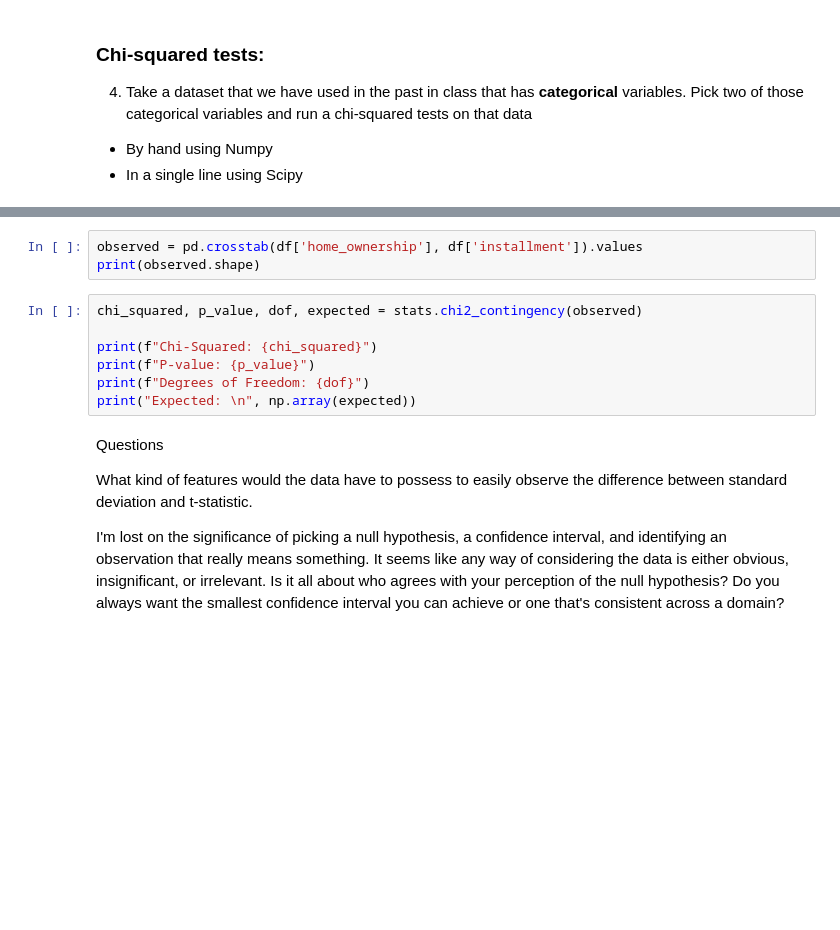
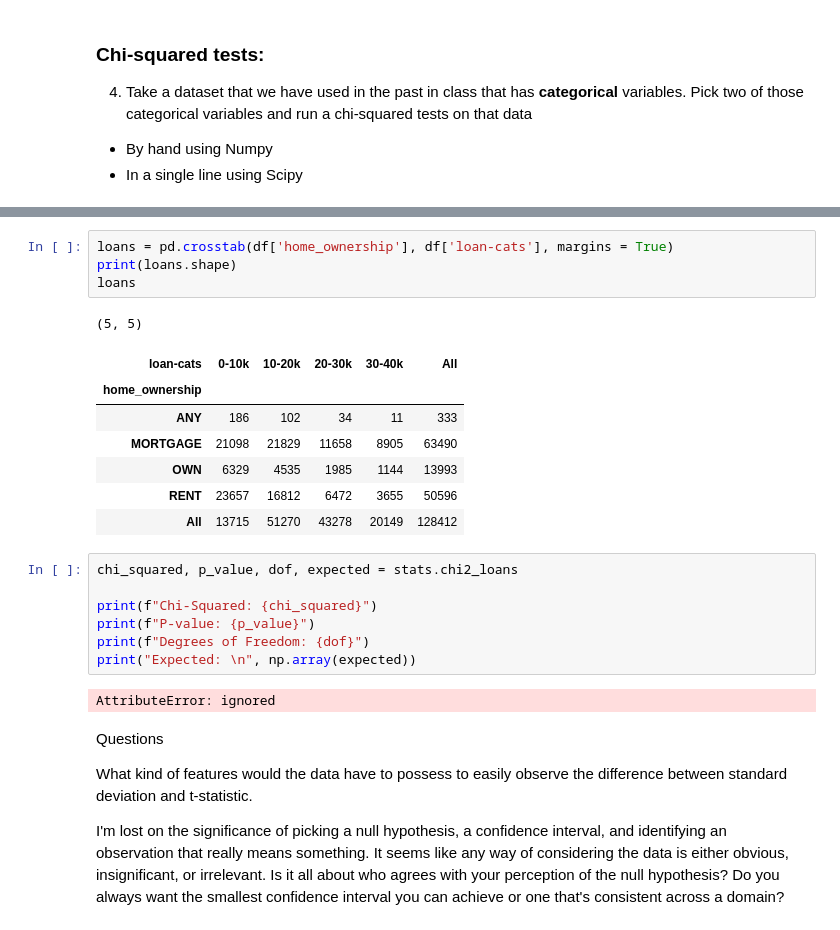
Before and after one commit to johnwesleyharding/DS-Unit-1-Sprint-2-Statistics, a Jupyter notebook: JWH_assignment_DS_122_Sampling_Confidence_Intervals_and_Hypothesis_Testing.ipynb, the cells around one changed output, grey strips where cells are left out. Drawn from its saved outputs; the diff is of its cells as text; blank space fills up the shorter version.

```diff
--- a/JWH_assignment_DS_122_Sampling_Confidence_Intervals_and_Hypothesis_Testing.ipynb
+++ b/JWH_assignment_DS_122_Sampling_Confidence_Intervals_and_Hypothesis_Testing.ipynb
@@ -106,13 +186,25 @@ df.describe(include = object)
 # %%
-observed = pd.crosstab(df['home_ownership'], df['installment']).values
-print(observed.shape)
+loans = pd.crosstab(df['home_ownership'], df['loan-cats'], margins = True)
+print(loans.shape)
+loans
+# %% [output]
+(5, 5)
+| loan-cats | 0-10k | 10-20k | 20-30k | 30-40k | All |
+| home_ownership |  |  |  |  |  |
+| ANY | 186 | 102 | 34 | 11 | 333 |
+| MORTGAGE | 21098 | 21829 | 11658 | 8905 | 63490 |
+| OWN | 6329 | 4535 | 1985 | 1144 | 13993 |
+| RENT | 23657 | 16812 | 6472 | 3655 | 50596 |
+| All | 13715 | 51270 | 43278 | 20149 | 128412 |
 # %%
-chi_squared, p_value, dof, expected = stats.chi2_contingency(observed)
+chi_squared, p_value, dof, expected = stats.chi2_loans
 
 print(f"Chi-Squared: {chi_squared}")
 print(f"P-value: {p_value}")
 print(f"Degrees of Freedom: {dof}")
 print("Expected: \n", np.array(expected))
+# %% [output]
+AttributeError: ignored
 # %% [markdown]
 Questions
 
```
Also changed, not shown: parts of 9 cells of this notebook.
